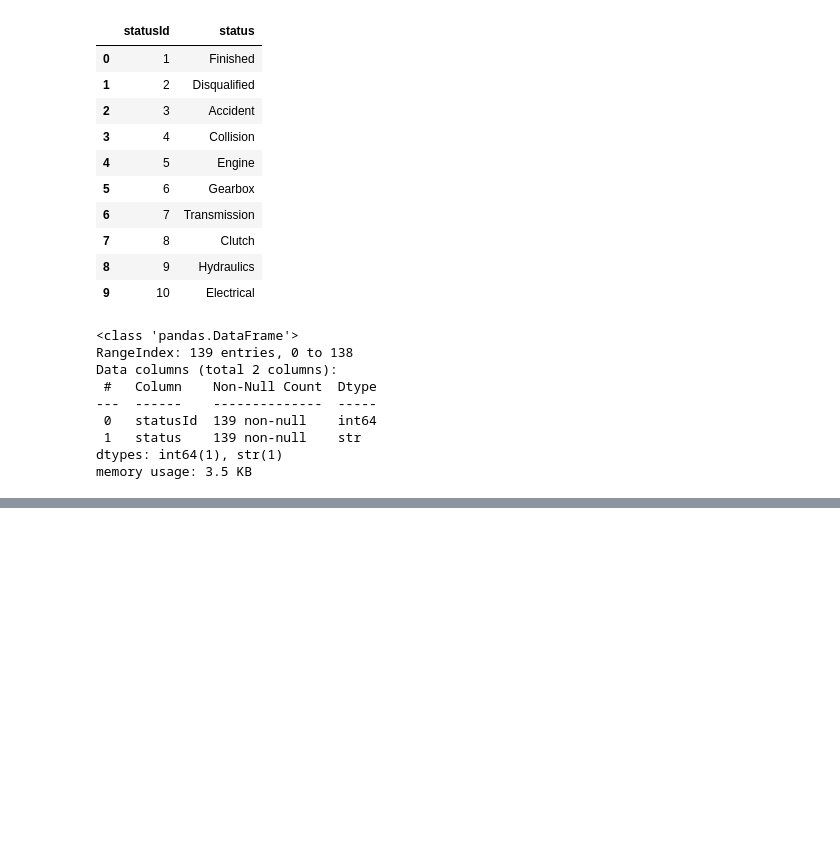
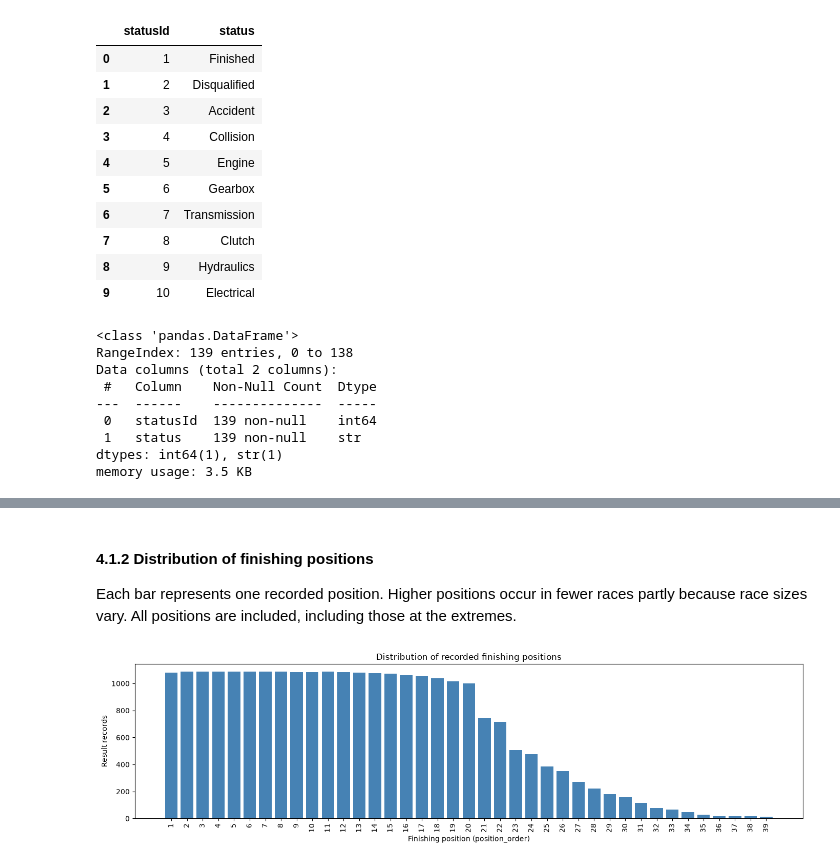
Before and after one commit to zacariasct4/DS_Monthly_Challenges, a Jupyter notebook: 02_formula1/main.ipynb, the cells around one changed output, grey strips where cells are left out. Cells and saved outputs as stored; diff of their text form; code cells hidden in the pictures; blank space fills up the shorter version.

Commit message:
Merge Formula 1 datasets and begin target EDA
Co-authored-by: Copilot <223556219+Copilot@users.noreply.github.com>

```diff
--- a/02_formula1/main.ipynb
+++ b/02_formula1/main.ipynb
@@ -479,6 +891,7 @@ sprint_results_df.head(10)
 | 8 | 9 | 1061 | 847 | 3 | 63 | 8 | 9 | 9 | 9 | ... |
 | 9 | 10 | 1061 | 839 | 214 | 31 | 13 | 10 | 10 | 10 | ... |
 # %%
+sprint_results_df.replace(r'\N', np.nan, inplace=True)
 sprint_results_df.info()
 # %% [output]
 <class 'pandas.DataFrame'>
@@ -531,0 +1962,12 @@ The `status_df` dataset has **2 variables** and **no missing values**. It maps e
+# %%
+rows_before_merge = len(df)
+
+df = df.merge(
+    races_df[['race_id', 'year', 'round', 'circuit_id']],
+    on='race_id',
+    how='left',
+    validate='many_to_one'
+)
+
+print("Rows before merge:", rows_before_merge)
+print("Rows after merge:", len(df))
@@ -531,0 +2140,11 @@ The `status_df` dataset has **2 variables** and **no missing values**. It maps e
+# %%
+# Train-val-test split before startint EDA
+test_df = df[df['year'] == 2024]
+val_df = df[df['year'] == 2023]
+train_df = df[~df["year"].isin([2023, 2024])]
+
+print("Shape of train_df (1950-2022)", train_df.shape)
+print("Shape of val_df (2023)", val_df.shape)
+print("Shape of test_df (2024)", test_df.shape)
+
+del df
@@ -531,0 +2163,10 @@ The `status_df` dataset has **2 variables** and **no missing values**. It maps e
+# %%
+# Select eligible result records without changing train_df.
+target_results = train_df.loc[train_df["result_id"].notna()].copy()
+
+n_results = len(target_results)
+n_missing = target_results["position_order"].isna().sum()
+
+print(f"Rows without a Grand Prix result: {train_df['result_id'].isna().sum():,}")
+print(f"Grand Prix result records: {n_results:,}")
+print(f"Missing position_order in result records: {n_missing:,} ({100 * n_missing / n_results:.2f}%)" if n_results else "No result records available.")
@@ -531,0 +2220,15 @@ The `status_df` dataset has **2 variables** and **no missing values**. It maps e
+# %% [markdown]
+#### 4.1.2 Distribution of finishing positions
+
+Each bar represents one recorded position. Higher positions occur in fewer races partly because race sizes vary. All positions are included, including those at the extremes.
+# %%
+position_frequency = target_results["position_order"].dropna().value_counts().sort_index()
+fig, ax = plt.subplots(figsize=(14, 4))
+ax.bar(position_frequency.index.astype(int), position_frequency.values, color="steelblue")
+ax.set(title="Distribution of recorded finishing positions", xlabel="Finishing position (position_order)", ylabel="Result records")
+ax.set_xticks(position_frequency.index.astype(int))
+ax.tick_params(axis="x", labelrotation=90)
+plt.tight_layout()
+plt.show()
+# %% [output]
+[figure, added]
```
Also changed, not shown: parts of 192 cells of this notebook.
